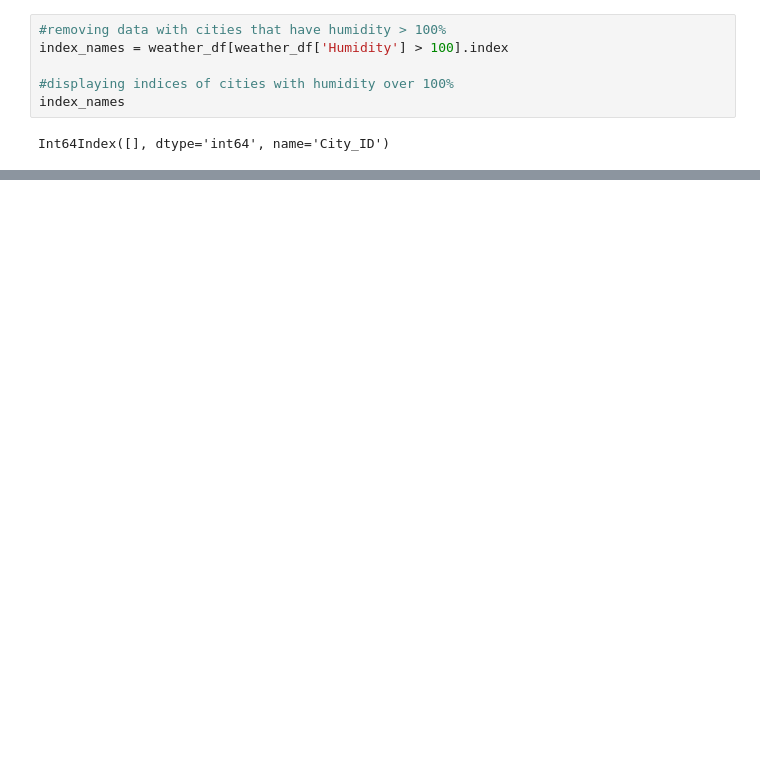
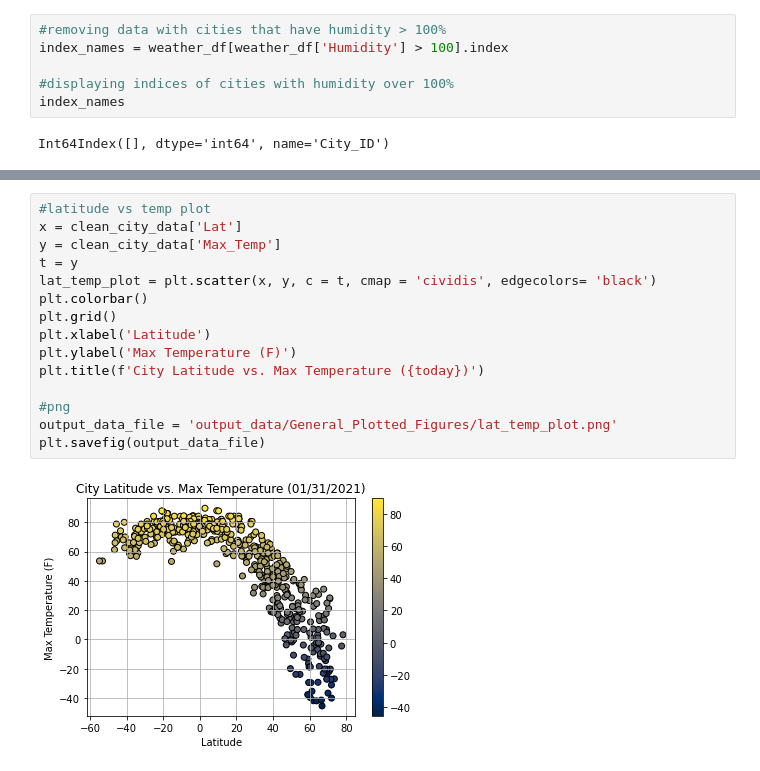
Before and after one commit to kylagelev/python-api-challenge, a Jupyter notebook: WeatherPy/WeatherPy.ipynb, the cells around one changed output, grey strips where cells are left out. Saved outputs shown, nothing was run; the diff lists cells and outputs as text; blank space fills up the shorter version.

Commit message:
update on WeatherPy
Completed graphs and png images

```diff
--- a/WeatherPy/WeatherPy.ipynb
+++ b/WeatherPy/WeatherPy.ipynb
@@ -257,0 +261,17 @@ clean_city_data
+# %%
+#latitude vs temp plot
+x = clean_city_data['Lat']
+y = clean_city_data['Max_Temp']
+t = y
+lat_temp_plot = plt.scatter(x, y, c = t, cmap = 'cividis', edgecolors= 'black')
+plt.colorbar()
+plt.grid()
+plt.xlabel('Latitude')
+plt.ylabel('Max Temperature (F)')
+plt.title(f'City Latitude vs. Max Temperature ({today})')
+
+#png
+output_data_file = 'output_data/General_Plotted_Figures/lat_temp_plot.png'
+plt.savefig(output_data_file)
+# %% [output]
+[figure, added]
```
Also changed, not shown: parts of 20 cells of this notebook, 13 other files.
